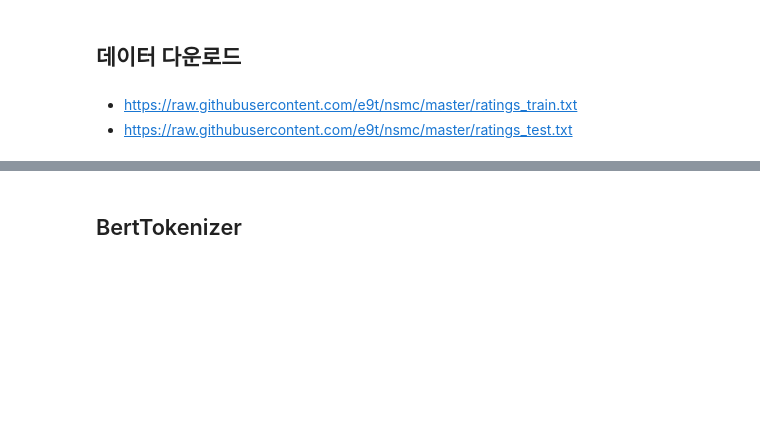
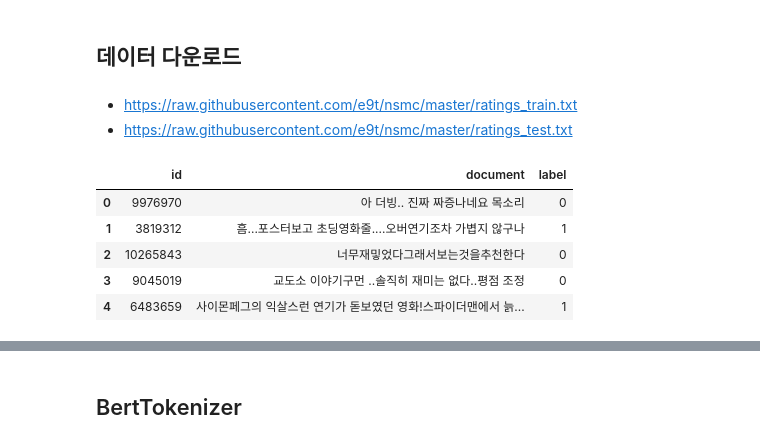
Before and after one commit to sumunoh/study_assemble, a Jupyter notebook: BERT.ipynb, the cells around one changed output, grey strips where cells are left out. Saved outputs shown, nothing was run; the diff lists cells and outputs as text; code cells hidden in the pictures; blank space fills up the shorter version.

```diff
--- a/BERT.ipynb
+++ b/BERT.ipynb
@@ -126,3 +179,23 @@
 # %% [markdown]
 * https://raw.githubusercontent.com/e9t/nsmc/master/ratings_train.txt
 * https://raw.githubusercontent.com/e9t/nsmc/master/ratings_test.txt
+# %%
+import urllib.request
+
+train_file = urllib.request.urlopen("https://raw.githubusercontent.com/e9t/nsmc/master/ratings_train.txt")
+test_file = urllib.request.urlopen("https://raw.githubusercontent.com/e9t/nsmc/master/ratings_test.txt")
+
+train_data = pd.read_table(train_file)
+test_data = pd.read_table(test_file)
+
+train_data = train_data.dropna()
+test_data = test_data.dropna()
+# %%
+train_data.head()
+# %% [output]
+|  | id | document | label |
+| 0 | 9976970 | 아 더빙.. 진짜 짜증나네요 목소리 | 0 |
+| 1 | 3819312 | 흠...포스터보고 초딩영화줄....오버연기조차 가볍지 않구나 | 1 |
+| 2 | 10265843 | 너무재밓었다그래서보는것을추천한다 | 0 |
+| 3 | 9045019 | 교도소 이야기구먼 ..솔직히 재미는 없다..평점 조정 | 0 |
+| 4 | 6483659 | 사이몬페그의 익살스런 연기가 돋보였던 영화!스파이더맨에서 늙... | 1 |
```
Also changed, not shown: parts of 7 cells of this notebook.
